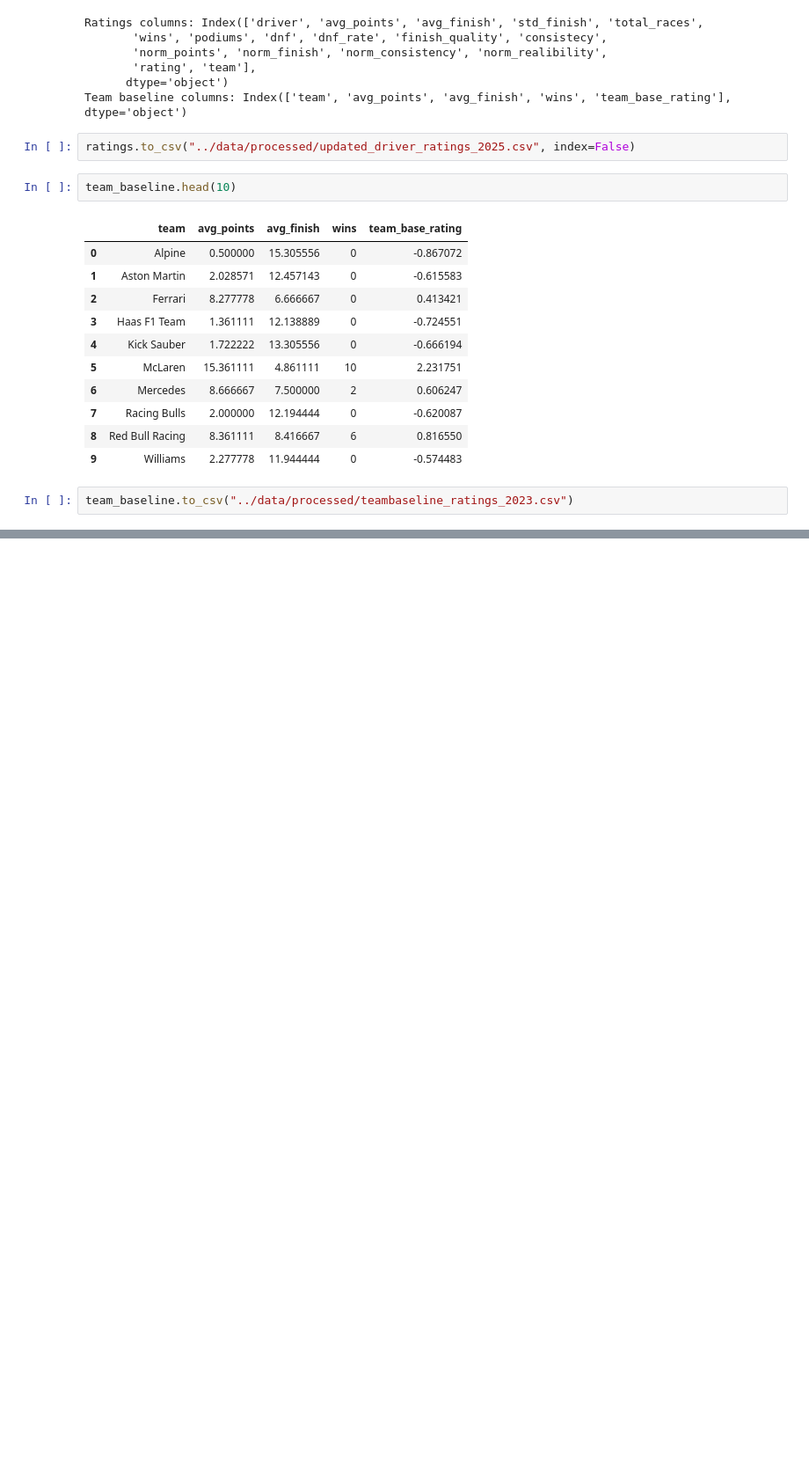
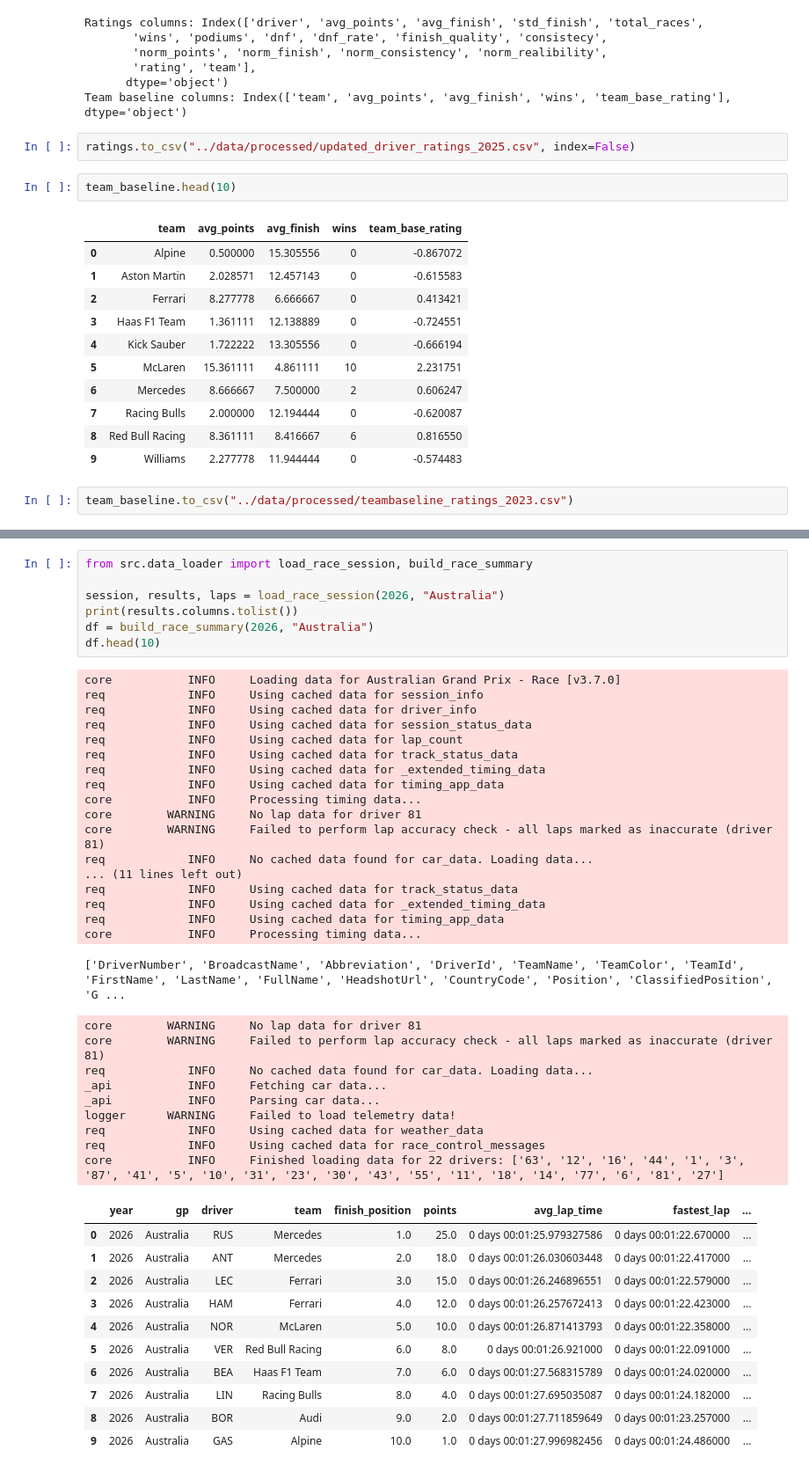
Before and after one commit to Jeanjx16Z/f1-championship-predictor, a Jupyter notebook: notebooks/01_data_exploration.ipynb, the cells around one changed output, grey strips where cells are left out. Shown at 88% size. Drawn from its saved outputs; the diff is of its cells as text; blank space fills up the shorter version.

```diff
--- a/notebooks/01_data_exploration.ipynb
+++ b/notebooks/01_data_exploration.ipynb
@@ -461,0 +422,46 @@ Name: proportion, dtype: float64
+# %%
+from src.data_loader import load_race_session, build_race_summary
+
+session, results, laps = load_race_session(2026, "Australia")
+print(results.columns.tolist())
+df = build_race_summary(2026, "Australia")
+df.head(10)
+# %% [output]
+core           INFO     Loading data for Australian Grand Prix - Race [v3.7.0]
+req            INFO     Using cached data for session_info
+req            INFO     Using cached data for driver_info
+req            INFO     Using cached data for session_status_data
+req            INFO     Using cached data for lap_count
+req            INFO     Using cached data for track_status_data
+req            INFO     Using cached data for _extended_timing_data
+req            INFO     Using cached data for timing_app_data
+core           INFO     Processing timing data...
+core        WARNING     No lap data for driver 81
+core        WARNING     Failed to perform lap accuracy check - all laps marked as inaccurate (driver 81)
+req            INFO     No cached data found for car_data. Loading data...
+... (11 lines left out)
+req            INFO     Using cached data for track_status_data
+req            INFO     Using cached data for _extended_timing_data
+req            INFO     Using cached data for timing_app_data
+core           INFO     Processing timing data...
+['DriverNumber', 'BroadcastName', 'Abbreviation', 'DriverId', 'TeamName', 'TeamColor', 'TeamId', 'FirstName', 'LastName', 'FullName', 'HeadshotUrl', 'CountryCode', 'Position', 'ClassifiedPosition', 'G ...
+core        WARNING     No lap data for driver 81
+core        WARNING     Failed to perform lap accuracy check - all laps marked as inaccurate (driver 81)
+req            INFO     No cached data found for car_data. Loading data...
+_api           INFO     Fetching car data...
+_api           INFO     Parsing car data...
+logger      WARNING     Failed to load telemetry data!
+req            INFO     Using cached data for weather_data
+req            INFO     Using cached data for race_control_messages
+core           INFO     Finished loading data for 22 drivers: ['63', '12', '16', '44', '1', '3', '87', '41', '5', '10', '31', '23', '30', '43', '55', '11', '18', '14', '77', '6', '81', '27']
+|  | year | gp | driver | team | finish_position | points | avg_lap_time | fastest_lap | ... |
+| 0 | 2026 | Australia | RUS | Mercedes | 1.0 | 25.0 | 0 days 00:01:25.979327586 | 0 days 00:01:22.670000 | ... |
+| 1 | 2026 | Australia | ANT | Mercedes | 2.0 | 18.0 | 0 days 00:01:26.030603448 | 0 days 00:01:22.417000 | ... |
+| 2 | 2026 | Australia | LEC | Ferrari | 3.0 | 15.0 | 0 days 00:01:26.246896551 | 0 days 00:01:22.579000 | ... |
+| 3 | 2026 | Australia | HAM | Ferrari | 4.0 | 12.0 | 0 days 00:01:26.257672413 | 0 days 00:01:22.423000 | ... |
+| 4 | 2026 | Australia | NOR | McLaren | 5.0 | 10.0 | 0 days 00:01:26.871413793 | 0 days 00:01:22.358000 | ... |
+| 5 | 2026 | Australia | VER | Red Bull Racing | 6.0 | 8.0 | 0 days 00:01:26.921000 | 0 days 00:01:22.091000 | ... |
+| 6 | 2026 | Australia | BEA | Haas F1 Team | 7.0 | 6.0 | 0 days 00:01:27.568315789 | 0 days 00:01:24.020000 | ... |
+| 7 | 2026 | Australia | LIN | Racing Bulls | 8.0 | 4.0 | 0 days 00:01:27.695035087 | 0 days 00:01:24.182000 | ... |
+| 8 | 2026 | Australia | BOR | Audi | 9.0 | 2.0 | 0 days 00:01:27.711859649 | 0 days 00:01:23.257000 | ... |
+| 9 | 2026 | Australia | GAS | Alpine | 10.0 | 1.0 | 0 days 00:01:27.996982456 | 0 days 00:01:24.486000 | ... |
```
Also changed, not shown: parts of 4 cells of this notebook.
